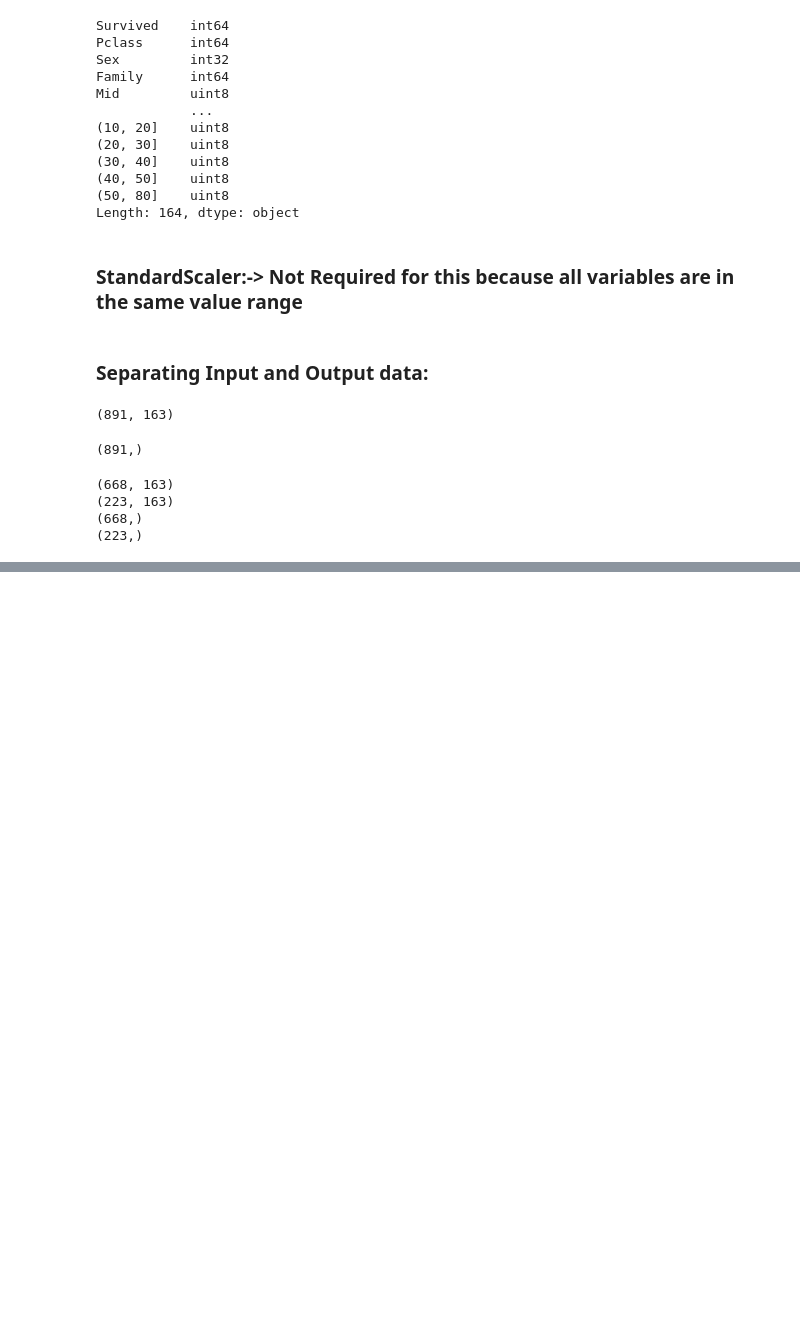
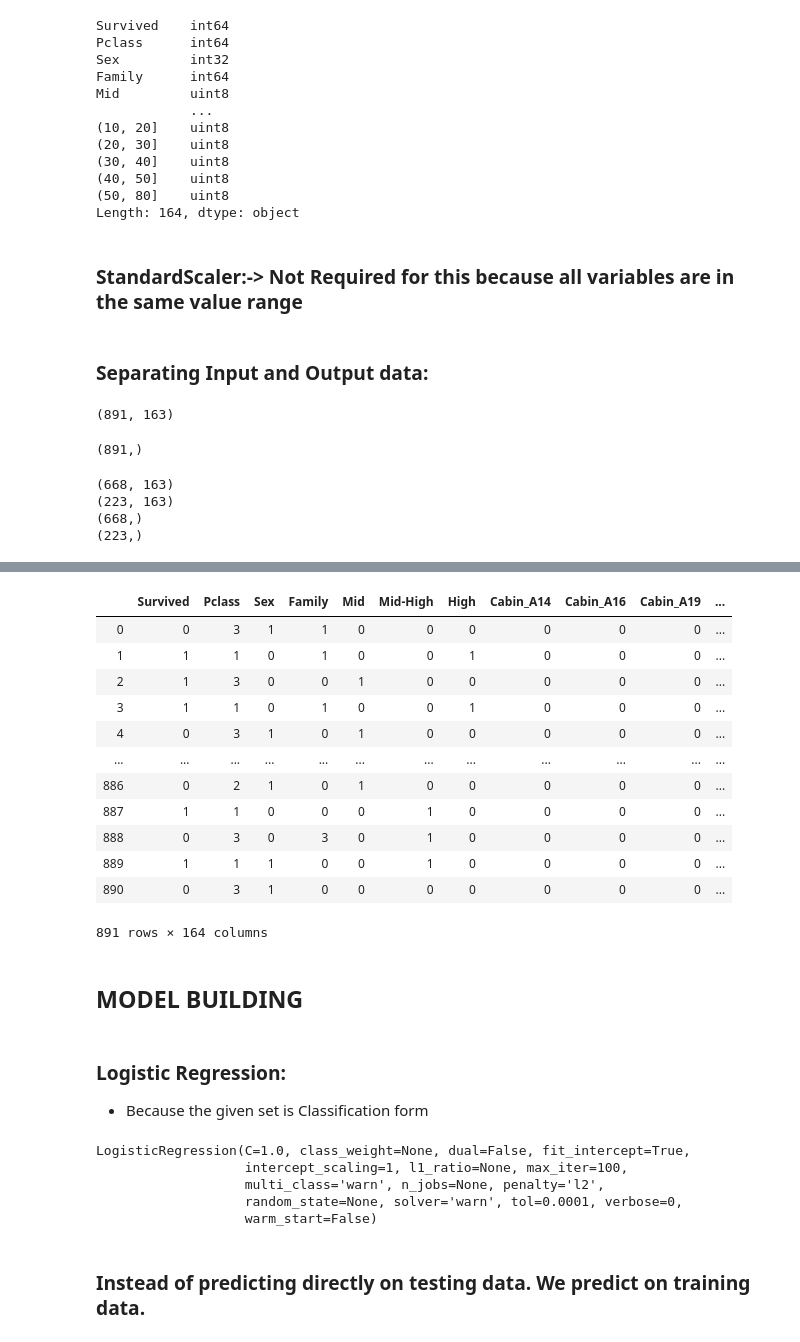
Before and after one commit to srinija5/AIML2020, a Jupyter notebook: Day 23(19-06-2020).ipynb, the cells around one changed output, grey strips where cells are left out. Saved outputs shown, nothing was run; the diff lists cells and outputs as text; code cells hidden in the pictures; blank space fills up the shorter version.

```diff
--- a/Day 23(19-06-2020).ipynb
+++ b/Day 23(19-06-2020).ipynb
@@ -370,0 +465,23 @@ print(y_test.shape)
+# %%
+#reset to the previous mode
+pd.reset_option('display.max_columns')
+df
+# %% [output]
+|  | Survived | Pclass | Sex | Family | Mid | Mid-High | High | Cabin_A14 | Cabin_A16 | Cabin_A19 | ... |
+| 0 | 0 | 3 | 1 | 1 | 0 | 0 | 0 | 0 | 0 | 0 | ... |
+| 1 | 1 | 1 | 0 | 1 | 0 | 0 | 1 | 0 | 0 | 0 | ... |
+| 2 | 1 | 3 | 0 | 0 | 1 | 0 | 0 | 0 | 0 | 0 | ... |
+| 3 | 1 | 1 | 0 | 1 | 0 | 0 | 1 | 0 | 0 | 0 | ... |
+| 4 | 0 | 3 | 1 | 0 | 1 | 0 | 0 | 0 | 0 | 0 | ... |
+| ... | ... | ... | ... | ... | ... | ... | ... | ... | ... | ... | ... |
+| 886 | 0 | 2 | 1 | 0 | 1 | 0 | 0 | 0 | 0 | 0 | ... |
+| 887 | 1 | 1 | 0 | 0 | 0 | 1 | 0 | 0 | 0 | 0 | ... |
+| 888 | 0 | 3 | 0 | 3 | 0 | 1 | 0 | 0 | 0 | 0 | ... |
+| 889 | 1 | 1 | 1 | 0 | 0 | 1 | 0 | 0 | 0 | 0 | ... |
+| 890 | 0 | 3 | 1 | 0 | 0 | 0 | 0 | 0 | 0 | 0 | ... |
+891 rows × 164 columns
+# %% [markdown]
+## MODEL BUILDING
+# %% [markdown]
+### Logistic Regression:
+ - Because the given set is Classification form
@@ -370,0 +492,13 @@ print(y_test.shape)
+# %%
+#Applying log_reg onto training data
+log_reg.fit(X_train,y_train)
+#With fit() we are fitting the log_reg on train data
+#Syntax: objectName.fit(inputData.outputData)
+# %% [output]
+LogisticRegression(C=1.0, class_weight=None, dual=False, fit_intercept=True,
+                   intercept_scaling=1, l1_ratio=None, max_iter=100,
+                   multi_class='warn', n_jobs=None, penalty='l2',
+                   random_state=None, solver='warn', tol=0.0001, verbose=0,
+                   warm_start=False)
+# %% [markdown]
+### Instead of predicting directly on testing data. We predict on training data.
```
Also changed, not shown: parts of 19 cells of this notebook.
